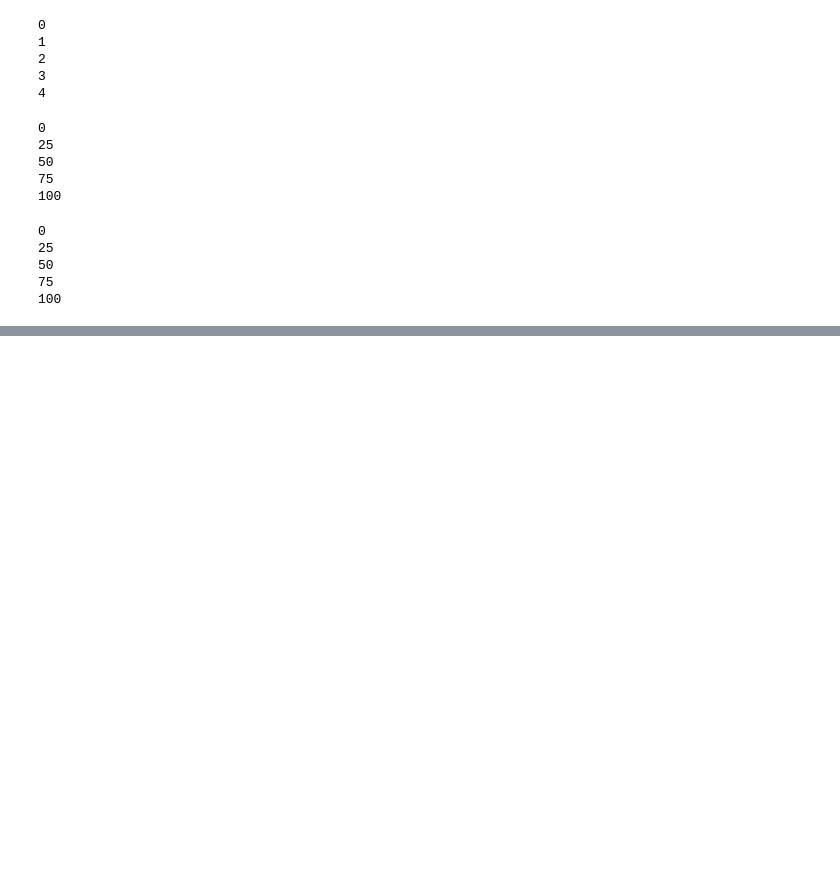
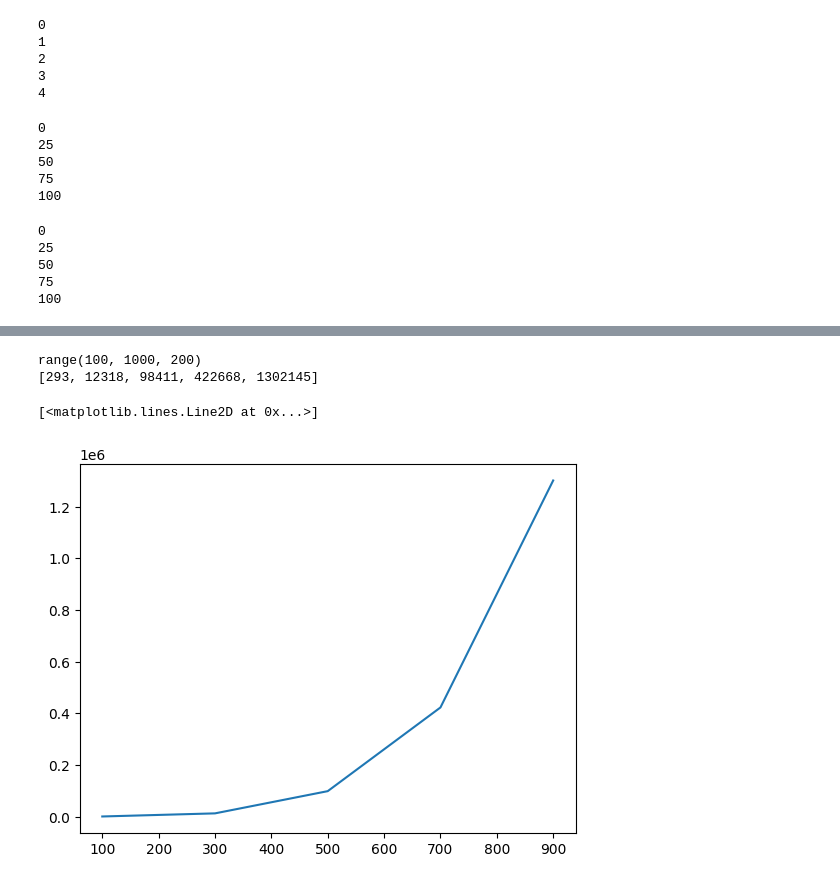
Before and after one commit to Chau-Nguyen-Developer/python-data-analysis-practice, a Jupyter notebook: ch01-datastructures/01_01_loops.ipynb, the cells around one changed output, grey strips where cells are left out. Cells and saved outputs as stored; diff of their text form; code cells hidden in the pictures; blank space fills up the shorter version.

Commit message:
Finish reviewing loops. Start practicing List.
Start working on chap 01.02

```diff
--- a/ch01-datastructures/01_01_loops.ipynb
+++ b/ch01-datastructures/01_01_loops.ipynb
@@ -180,3 +180,15 @@ for amount_25 in range(0, 100 + 1, 25):
 # We don't need the most-inner loop.
 # As long as the total up to that point is less or equal to 1,
 # we can count the pennies (1 cent) using subtraction.
+combination_amounts = []
+total_so_far  = 0
+
+for amount_100 in range(0, 101, 100):
+  for amount_50 in range(0, 101, 50):
+    for amount_25 in range(0, 101, 25):
+      for amount_10 in range(0, 101, 10):
+        for amount_5 in range(0, 101, 5):
+          total_so_far = amount_100 + amount_50 + amount_25 + amount_10 + amount_5
+
+          if total_so_far <= 100:
+            combination_amounts.append([amount_100, amount_50, amount_25, amount_10, amount_5, 100 - total_so_far])
@@ -202,5 +239,22 @@ def find_combinations(total):
                                                          total - total_so_far])
 
     return combinations_amounts
+# %%
+def find_combinations_chau(given_amount):
+  end = given_amount + 1
+  combination_amounts = []
+  total_so_far = 0
+
+  for amount_100 in range(0, end, 100):
+    for amount_50 in range(0, end, 50):
+      for amount_25 in range(0, end, 25):
+        for amount_10 in range(0, end, 10):
+          for amount_5 in range(0, end, 5):
+            total_so_far = amount_100 + amount_50 + amount_25 + amount_10 + amount_5
+
+            if(total_so_far <= given_amount):
+              combination_amounts.append([amount_100, amount_50, amount_25, amount_10, amount_5, given_amount - total_so_far])
+
+  return combination_amounts
 # %%
 len(find_combinations(200))
@@ -213,0 +294,15 @@ pp.plot(totals, lengths)
+# %%
+totals_list = range(100, 1000, 200) #100, 300, 500, 700,900
+print(totals_list)
+lengths_list = [len(find_combinations_chau(total)) for total in totals_list]
+print(lengths_list)
+
+# The x-axis is the amount of money that I want to decompose.
+# The y-axis is the number of decompose (the number of combinations) that I can come up
+# for that given amount (corresponding to x-axis)
+pp.plot(totals_list, lengths_list)
+# %% [output]
+range(100, 1000, 200)
+[293, 12318, 98411, 422668, 1302145]
+[<matplotlib.lines.Line2D at 0x...>]
+[figure, added]
```
Also changed, not shown: parts of 13 cells of this notebook, 1 other file.
